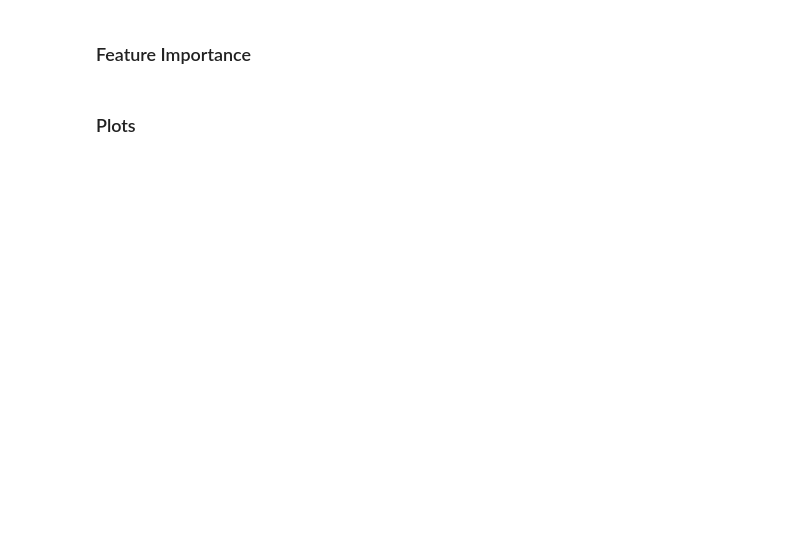
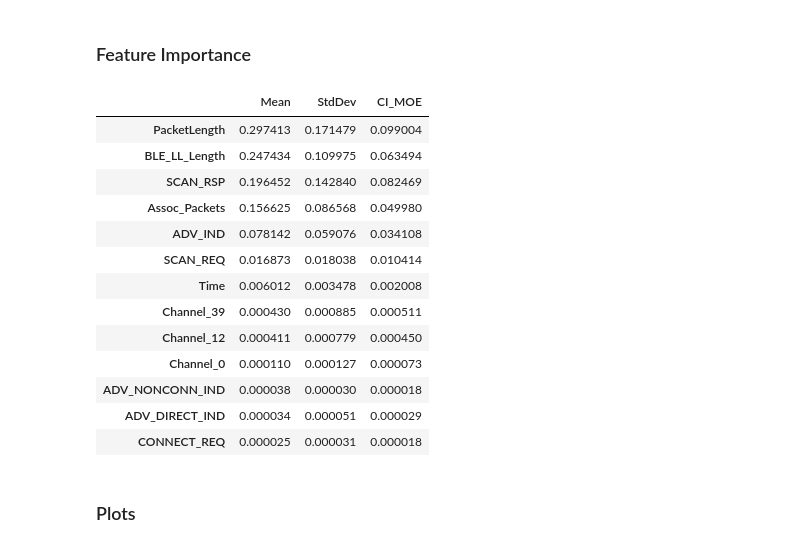
Before and after one commit to 7high/thesis, a Jupyter notebook: ble_classification.ipynb, the cells around one changed output. Cells and saved outputs as stored; diff of their text form; code cells hidden in the pictures; blank space fills up the shorter version.

```diff
--- a/ble_classification.ipynb
+++ b/ble_classification.ipynb
@@ -184,10 +216,24 @@ lower, upper = st.t.interval(0.90, len(a)-1, loc=np.mean(a), scale=st.sem(a))
 # %%
 df_featImp['Mean'] = df_featImp.mean(axis=1)
 df_featImp['StdDev'] = df_featImp.std(axis=1)
-df_featImp['CI_Lower'] = lower
-df_featImp['CI_Upper'] = upper
+df_featImp['CI_MOE'] = (2*df_featImp['StdDev']) / np.sqrt(len(df_featImp)-1)
 # %%
-display(df_featImp[['Mean', 'StdDev', 'CI_Lower', 'CI_Upper']].sort_values('Mean', ascending=False))
+display(df_featImp[['Mean', 'StdDev', 'CI_MOE']].sort_values('Mean', ascending=False))
+# %% [output]
+|  | Mean | StdDev | CI_MOE |
+| PacketLength | 0.297413 | 0.171479 | 0.099004 |
+| BLE_LL_Length | 0.247434 | 0.109975 | 0.063494 |
+| SCAN_RSP | 0.196452 | 0.142840 | 0.082469 |
+| Assoc_Packets | 0.156625 | 0.086568 | 0.049980 |
+| ADV_IND | 0.078142 | 0.059076 | 0.034108 |
+| SCAN_REQ | 0.016873 | 0.018038 | 0.010414 |
+| Time | 0.006012 | 0.003478 | 0.002008 |
+| Channel_39 | 0.000430 | 0.000885 | 0.000511 |
+| Channel_12 | 0.000411 | 0.000779 | 0.000450 |
+| Channel_0 | 0.000110 | 0.000127 | 0.000073 |
+| ADV_NONCONN_IND | 0.000038 | 0.000030 | 0.000018 |
+| ADV_DIRECT_IND | 0.000034 | 0.000051 | 0.000029 |
+| CONNECT_REQ | 0.000025 | 0.000031 | 0.000018 |
 # %% [markdown]
 ### Plots
 # %%
```
Also changed, not shown: parts of 8 cells of this notebook, 1 other file.
